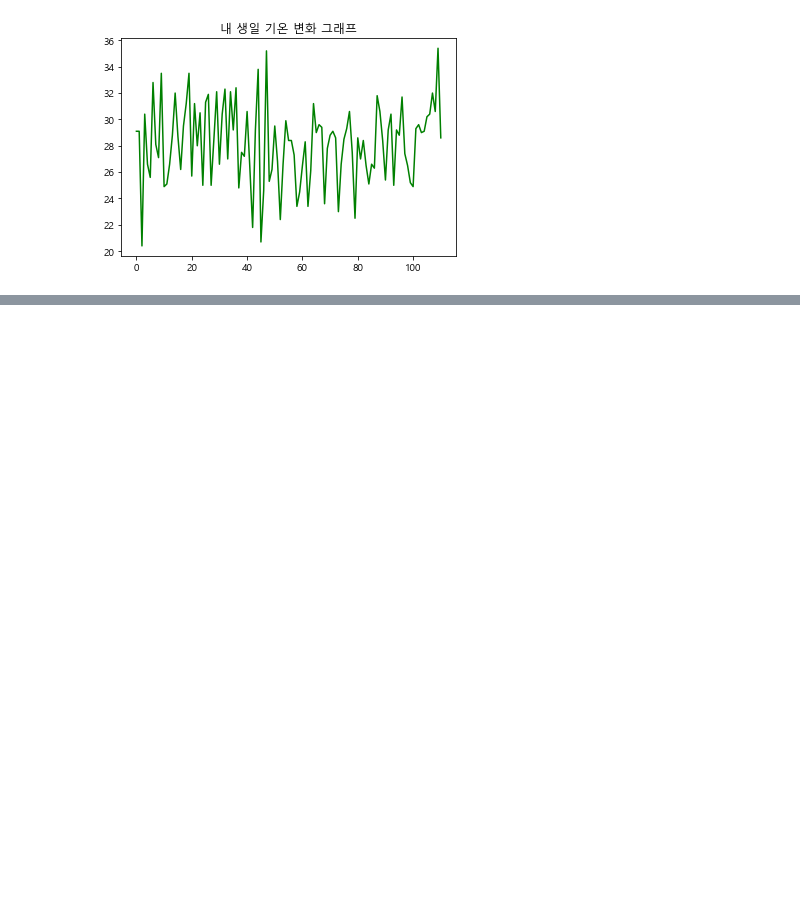
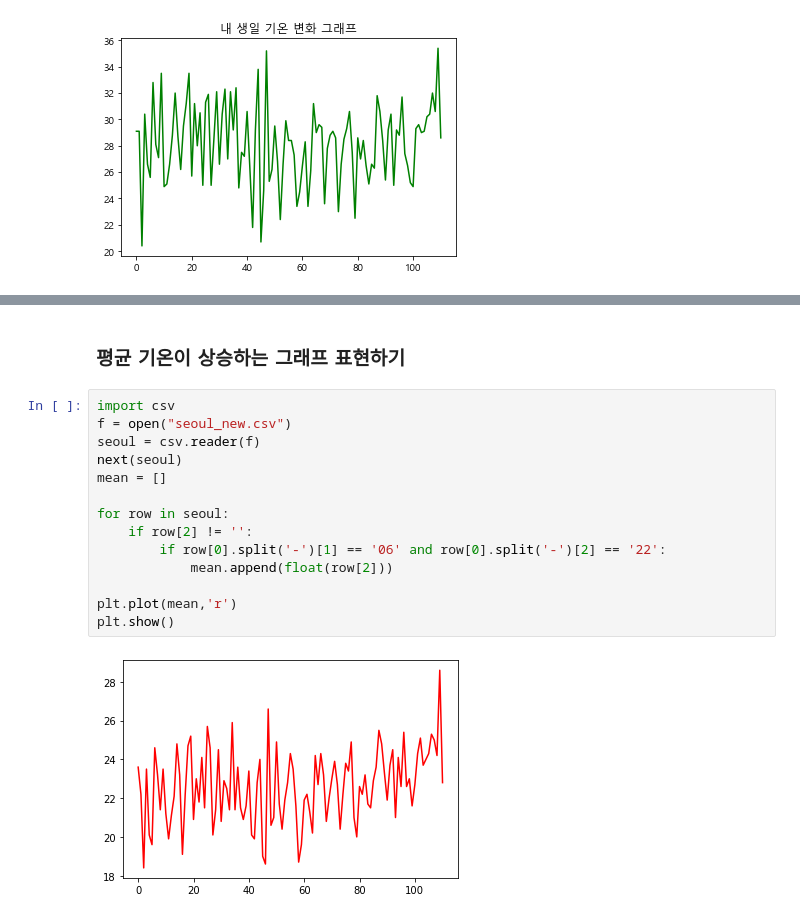
Before and after one commit to Hongbi-Kim/DataAnalysis, a Jupyter notebook: 모두의데이터분석/102. 데이터시각화_matplolib.ipynb, the cells around one changed output, grey strips where cells are left out. Cells and saved outputs as stored; diff of their text form; blank space fills up the shorter version.

```diff
--- a/모두의데이터분석/102. 데이터시각화_matplolib.ipynb
+++ b/모두의데이터분석/102. 데이터시각화_matplolib.ipynb
@@ -208,0 +240,18 @@ plt.show()
+# %% [markdown]
+### 평균 기온이 상승하는 그래프 표현하기
+# %%
+import csv
+f = open("seoul_new.csv")
+seoul = csv.reader(f)
+next(seoul)
+mean = []
+
+for row in seoul:
+    if row[2] != '':
+        if row[0].split('-')[1] == '06' and row[0].split('-')[2] == '22':
+            mean.append(float(row[2]))
+
+plt.plot(mean,'r')
+plt.show()
+# %% [output]
+[figure, added]
```
Also changed, not shown: parts of 7 cells of this notebook.
